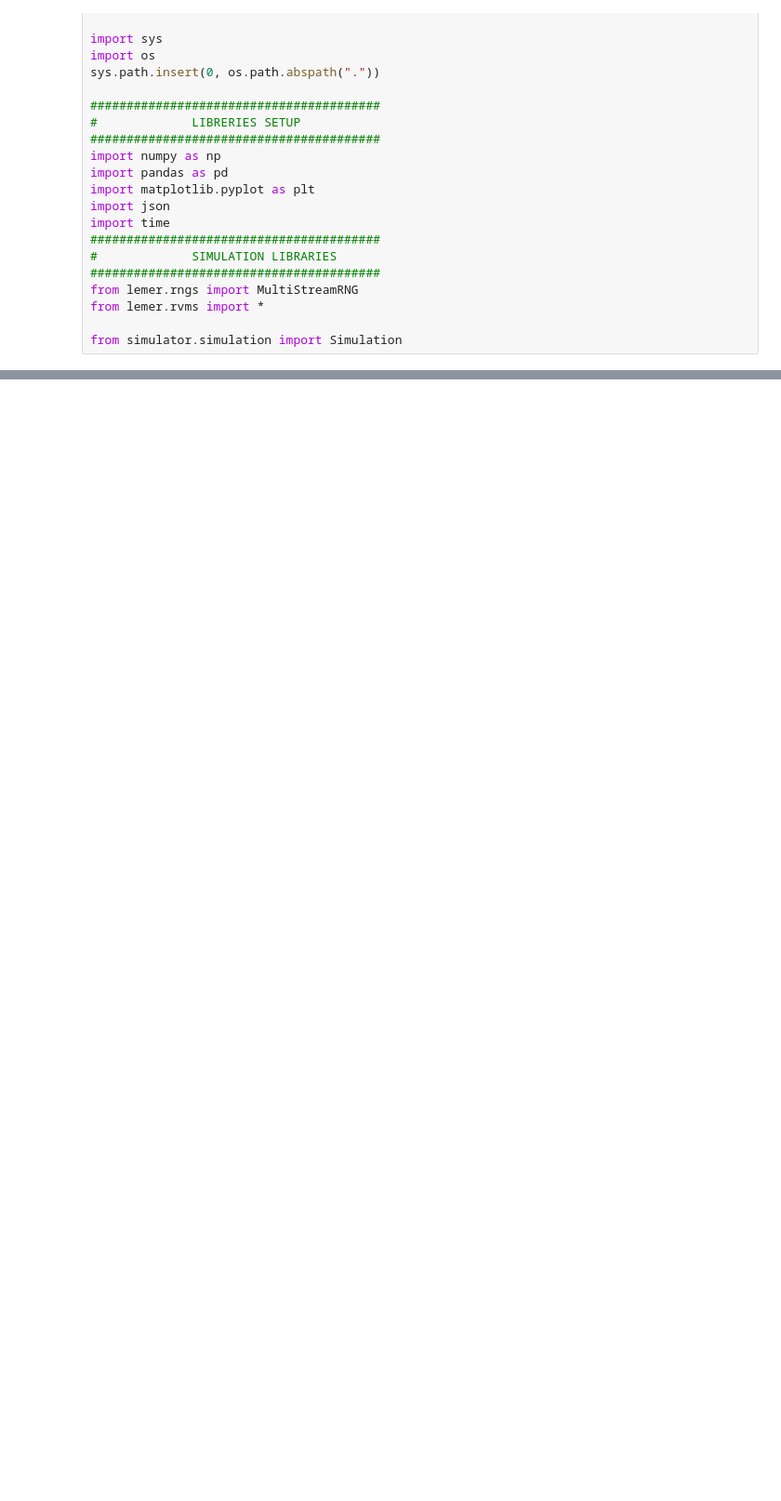
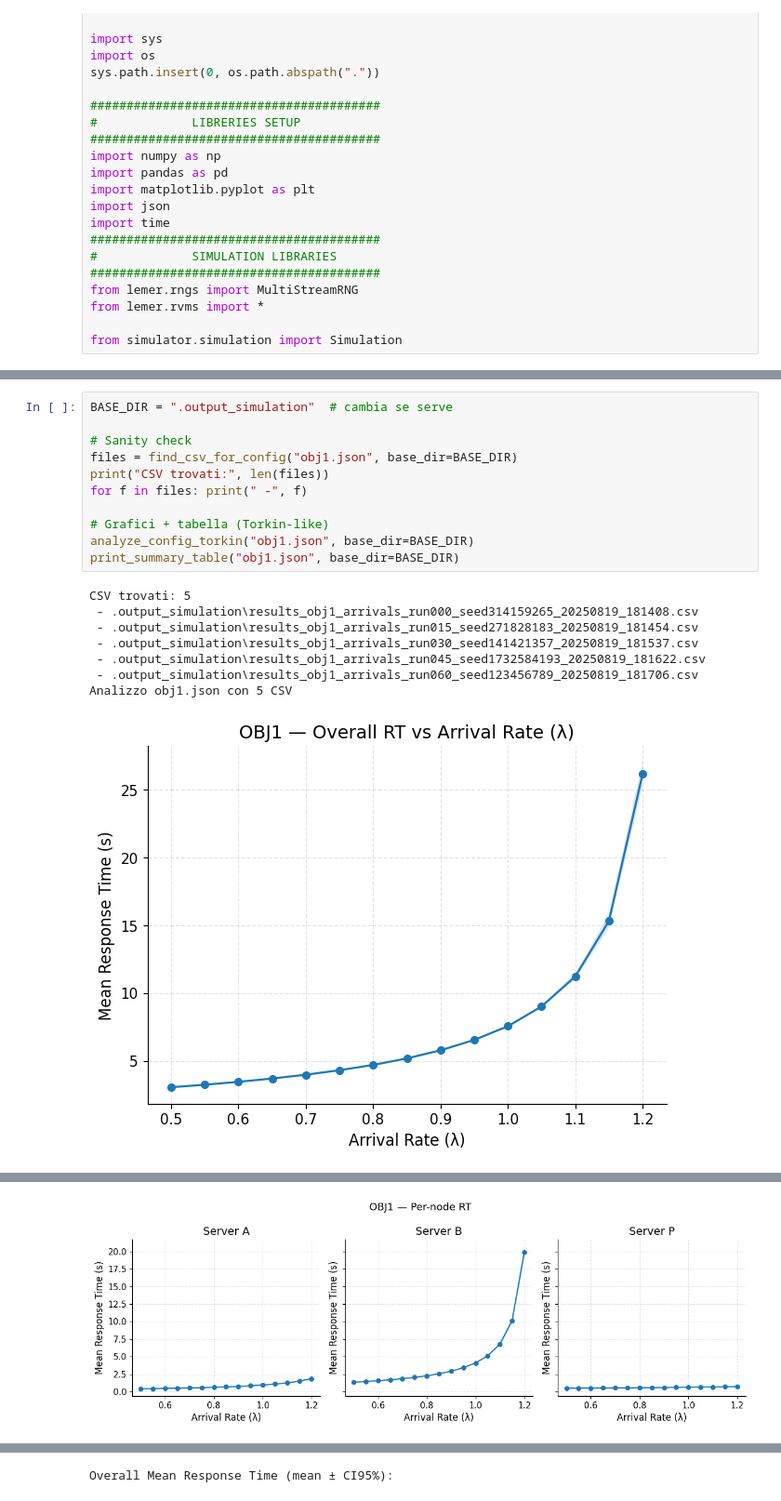
Before and after one commit to Dissan97/PMCNS-PROJECT, a Jupyter notebook: Project.ipynb, the cells around one changed output, grey strips where cells are left out. Shown at 93% size. Cells and saved outputs as stored; diff of their text form; blank space fills up the shorter version.

Commit message:
plot dei grafici

```diff
--- a/Project.ipynb
+++ b/Project.ipynb
@@ -91,0 +349,20 @@ simulation 15/15 with arrival rate 1.2 completed. 19.794 seconds
+# %%
+BASE_DIR = ".output_simulation"  # cambia se serve
+
+# Sanity check
+files = find_csv_for_config("obj1.json", base_dir=BASE_DIR)
+print("CSV trovati:", len(files))
+for f in files: print(" -", f)
+
+# Grafici + tabella (Torkin-like)
+analyze_config_torkin("obj1.json", base_dir=BASE_DIR)
+print_summary_table("obj1.json", base_dir=BASE_DIR)
+# %% [output]
+CSV trovati: 5
+ - .output_simulation\results_obj1_arrivals_run000_seed314159265_20250819_181408.csv
+ - .output_simulation\results_obj1_arrivals_run015_seed271828183_20250819_181454.csv
+ - .output_simulation\results_obj1_arrivals_run030_seed141421357_20250819_181537.csv
+ - .output_simulation\results_obj1_arrivals_run045_seed1732584193_20250819_181622.csv
+ - .output_simulation\results_obj1_arrivals_run060_seed123456789_20250819_181706.csv
+Analizzo obj1.json con 5 CSV
+[figure, added]
@@ -91,0 +370 @@ simulation 15/15 with arrival rate 1.2 completed. 19.794 seconds
+[figure, added]
@@ -91,0 +372 @@ simulation 15/15 with arrival rate 1.2 completed. 19.794 seconds
+Overall Mean Response Time (mean ± CI95%):
```
Also changed, not shown: parts of 22 cells of this notebook, 2 other files.
